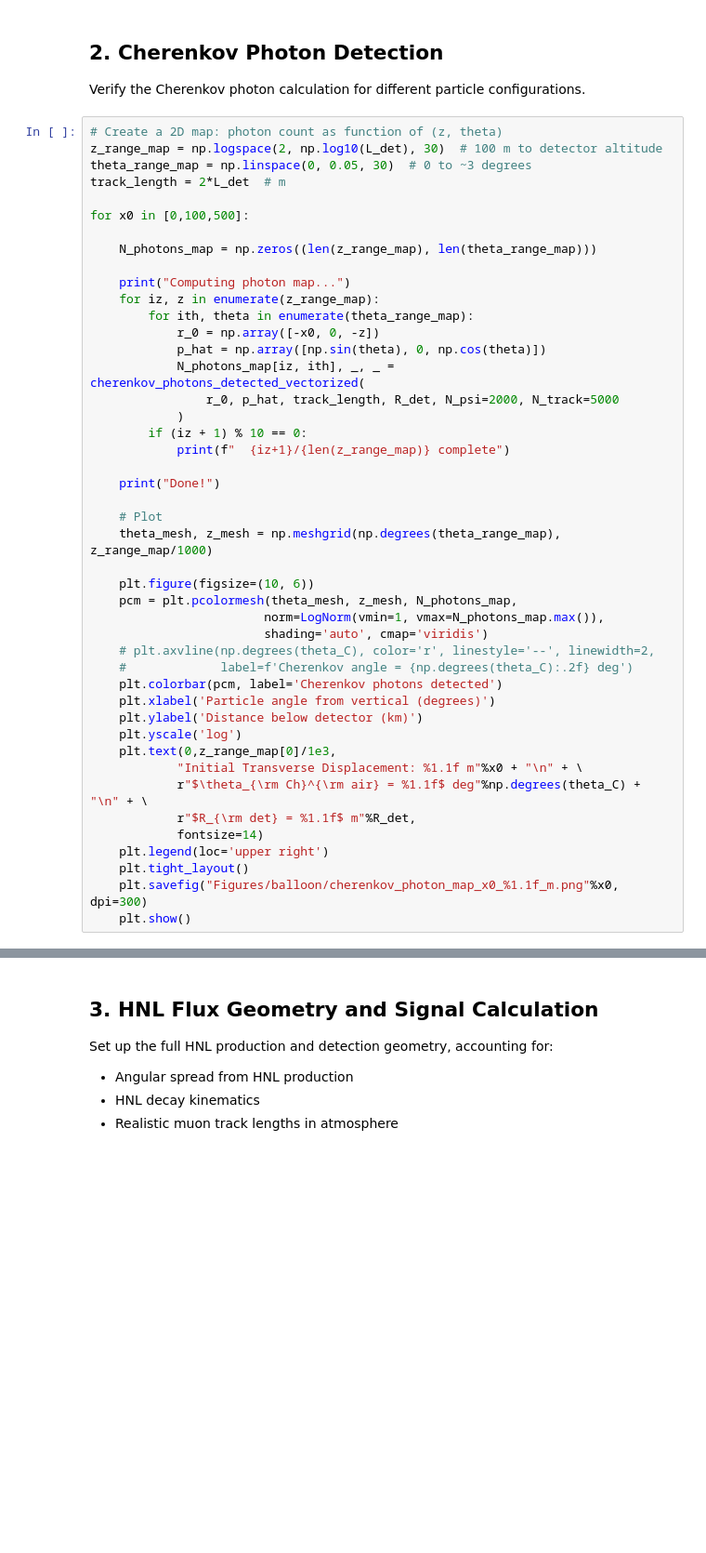
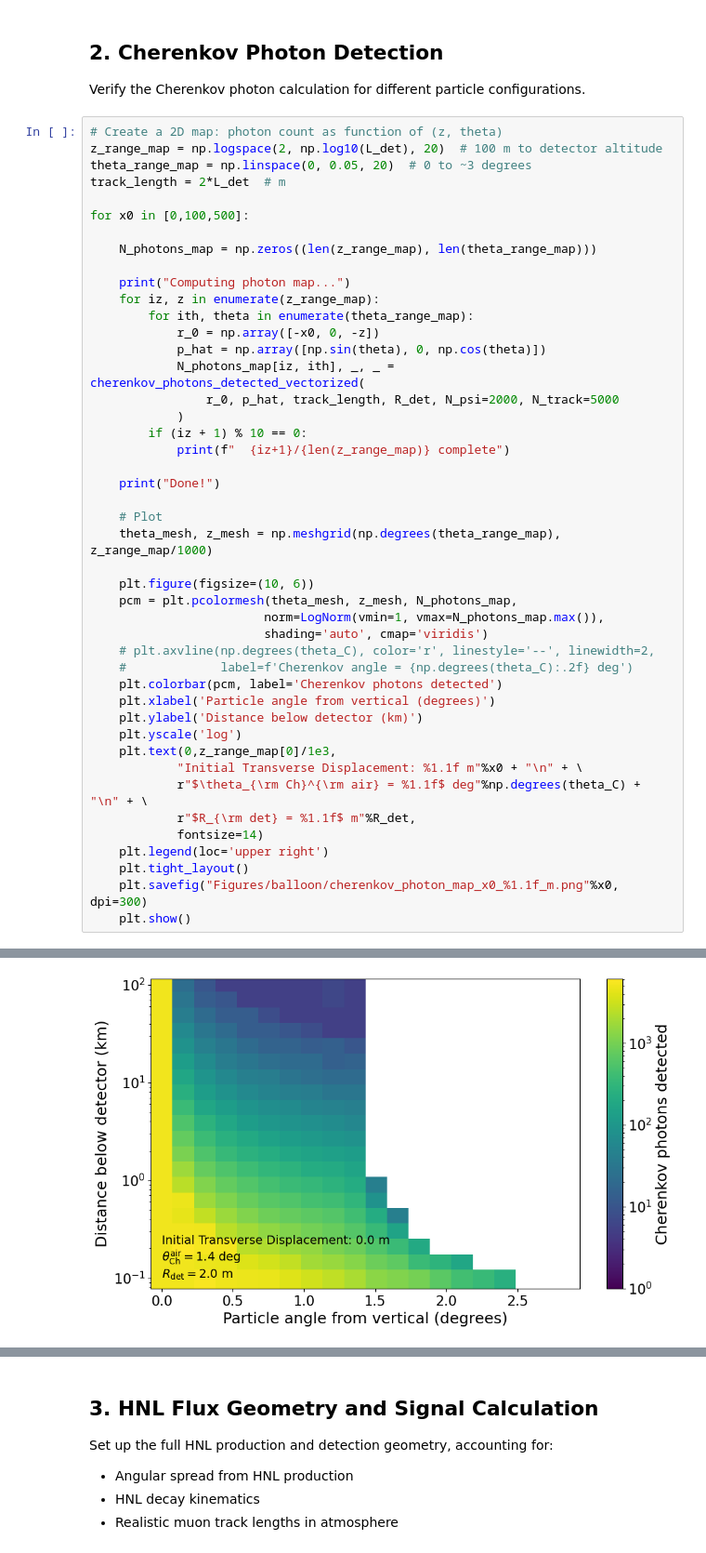
Before and after one commit to nickkamp1/NeutrinoFactoryHNL, a Jupyter notebook: Balloon.ipynb, the cells around one changed output, grey strips where cells are left out. Shown at 93% size. Drawn from its saved outputs; the diff is of its cells as text; blank space fills up the shorter version.

```diff
--- a/Balloon.ipynb
+++ b/Balloon.ipynb
@@ -58,8 +58,8 @@ Cherenkov yield: 64.18 photons/m
 Verify the Cherenkov photon calculation for different particle configurations.
 # %%
 # Create a 2D map: photon count as function of (z, theta)
-z_range_map = np.logspace(2, np.log10(L_det), 30)  # 100 m to detector altitude
-theta_range_map = np.linspace(0, 0.05, 30)  # 0 to ~3 degrees
+z_range_map = np.logspace(2, np.log10(L_det), 20)  # 100 m to detector altitude
+theta_range_map = np.linspace(0, 0.05, 20)  # 0 to ~3 degrees
 track_length = 2*L_det  # m
 
 for x0 in [0,100,500]:
@@ -105,0 +109 @@ Computing photon map...
+[figure, added]
```
Also changed, not shown: parts of 14 cells of this notebook, 18 other files.
